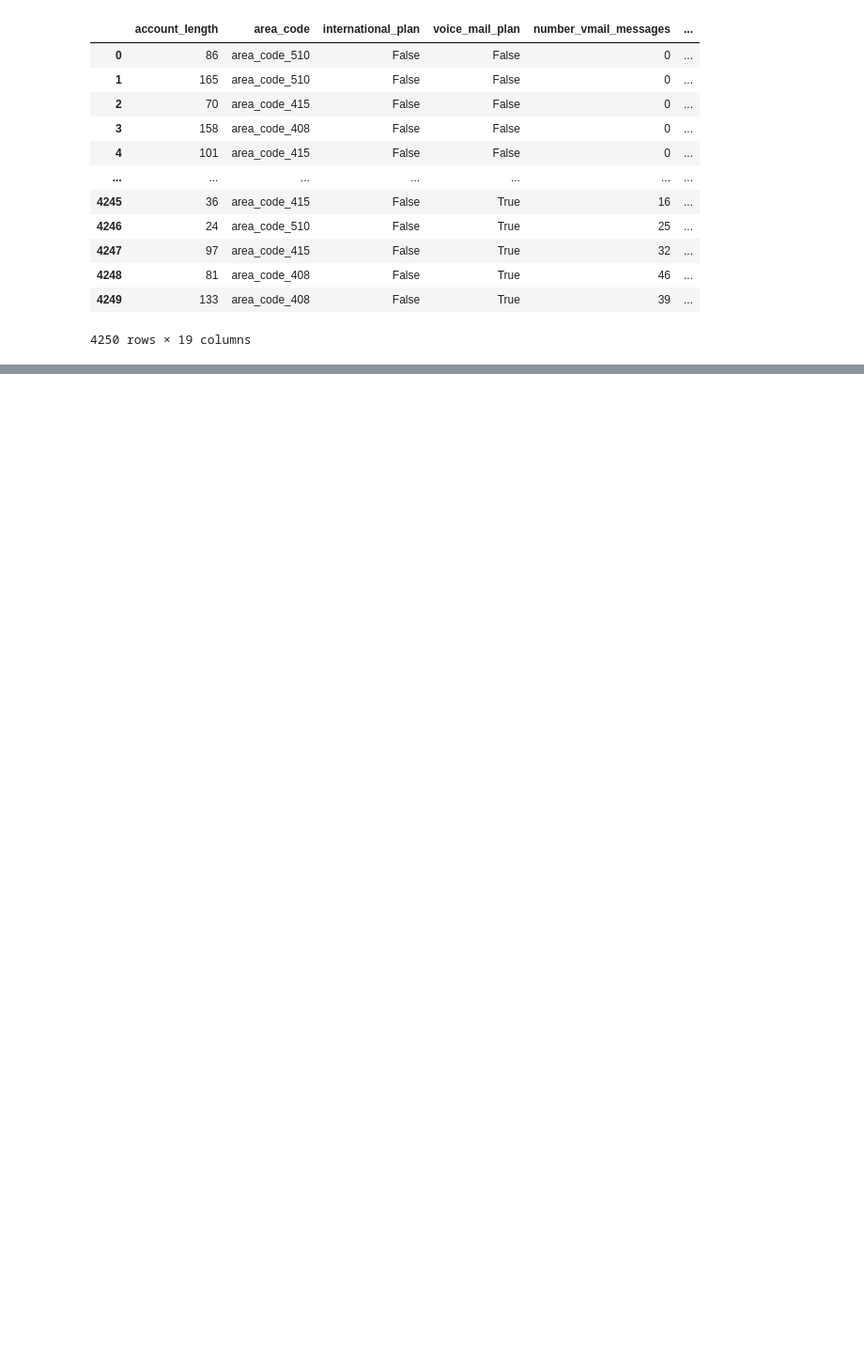
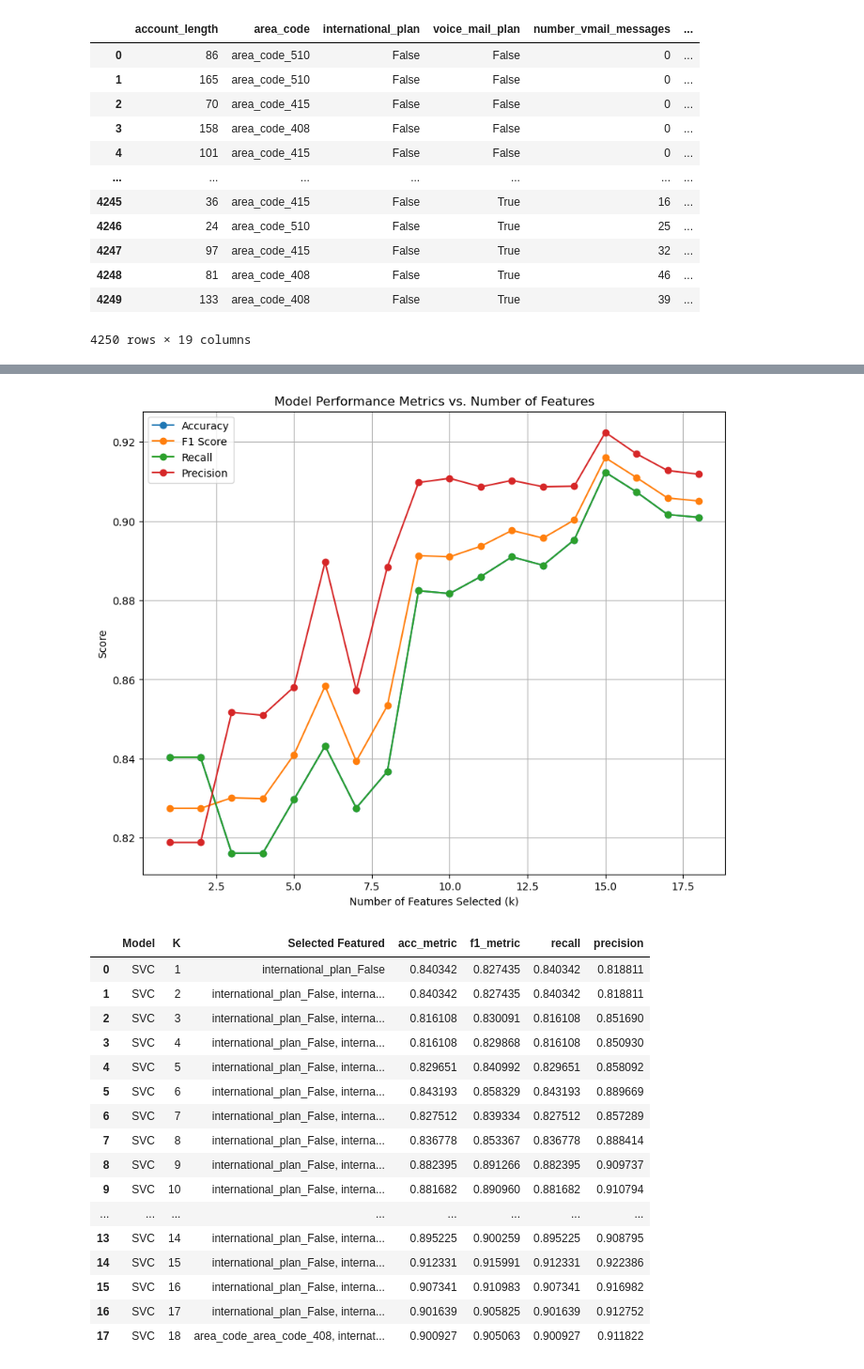
Before and after one commit to MaukanMir/BigQuery-Churn-Analysis, a Jupyter notebook: training.ipynb, the cells around one changed output, grey strips where cells are left out. Shown at 94% size. Cells and saved outputs as stored; diff of their text form; code cells hidden in the pictures; blank space fills up the shorter version.

```diff
--- a/training.ipynb
+++ b/training.ipynb
@@ -397,0 +648,22 @@ df
+# %%
+metric = f_classif
+test_kbest_columns(preprocessor, X, y_encoded, sample_model, models, model_name[0], metric)
+# %% [output]
+[figure, added]
+|  | Model | K | Selected Featured | acc_metric | f1_metric | recall | precision |
+| 0 | SVC | 1 | international_plan_False | 0.840342 | 0.827435 | 0.840342 | 0.818811 |
+| 1 | SVC | 2 | international_plan_False, interna... | 0.840342 | 0.827435 | 0.840342 | 0.818811 |
+| 2 | SVC | 3 | international_plan_False, interna... | 0.816108 | 0.830091 | 0.816108 | 0.851690 |
+| 3 | SVC | 4 | international_plan_False, interna... | 0.816108 | 0.829868 | 0.816108 | 0.850930 |
+| 4 | SVC | 5 | international_plan_False, interna... | 0.829651 | 0.840992 | 0.829651 | 0.858092 |
+| 5 | SVC | 6 | international_plan_False, interna... | 0.843193 | 0.858329 | 0.843193 | 0.889669 |
+| 6 | SVC | 7 | international_plan_False, interna... | 0.827512 | 0.839334 | 0.827512 | 0.857289 |
+| 7 | SVC | 8 | international_plan_False, interna... | 0.836778 | 0.853367 | 0.836778 | 0.888414 |
+| 8 | SVC | 9 | international_plan_False, interna... | 0.882395 | 0.891266 | 0.882395 | 0.909737 |
+| 9 | SVC | 10 | international_plan_False, interna... | 0.881682 | 0.890960 | 0.881682 | 0.910794 |
+| ... | ... | ... | ... | ... | ... | ... | ... |
+| 13 | SVC | 14 | international_plan_False, interna... | 0.895225 | 0.900259 | 0.895225 | 0.908795 |
+| 14 | SVC | 15 | international_plan_False, interna... | 0.912331 | 0.915991 | 0.912331 | 0.922386 |
+| 15 | SVC | 16 | international_plan_False, interna... | 0.907341 | 0.910983 | 0.907341 | 0.916982 |
+| 16 | SVC | 17 | international_plan_False, interna... | 0.901639 | 0.905825 | 0.901639 | 0.912752 |
+| 17 | SVC | 18 | area_code_area_code_408, internat... | 0.900927 | 0.905063 | 0.900927 | 0.911822 |
```
Also changed, not shown: parts of 14 cells of this notebook, 4 other files.
